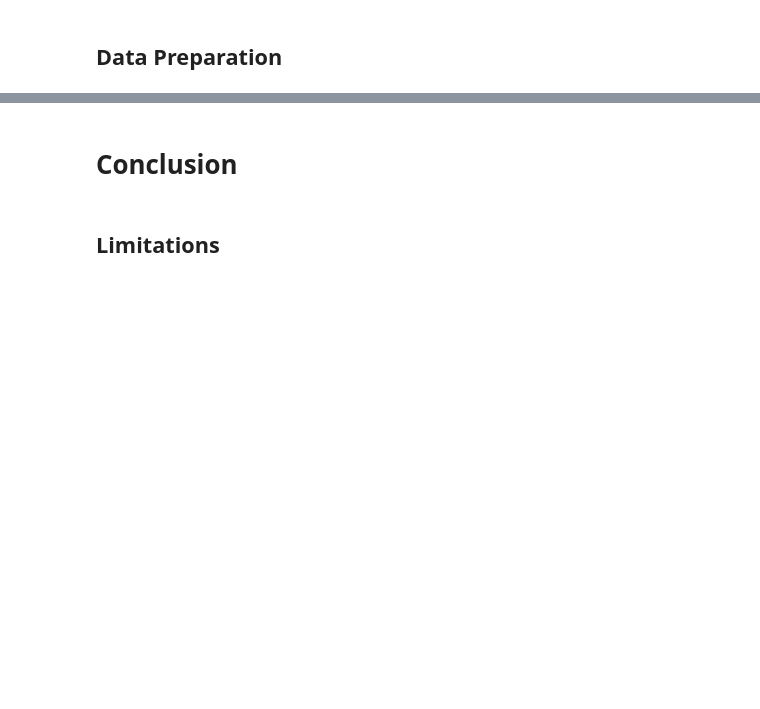
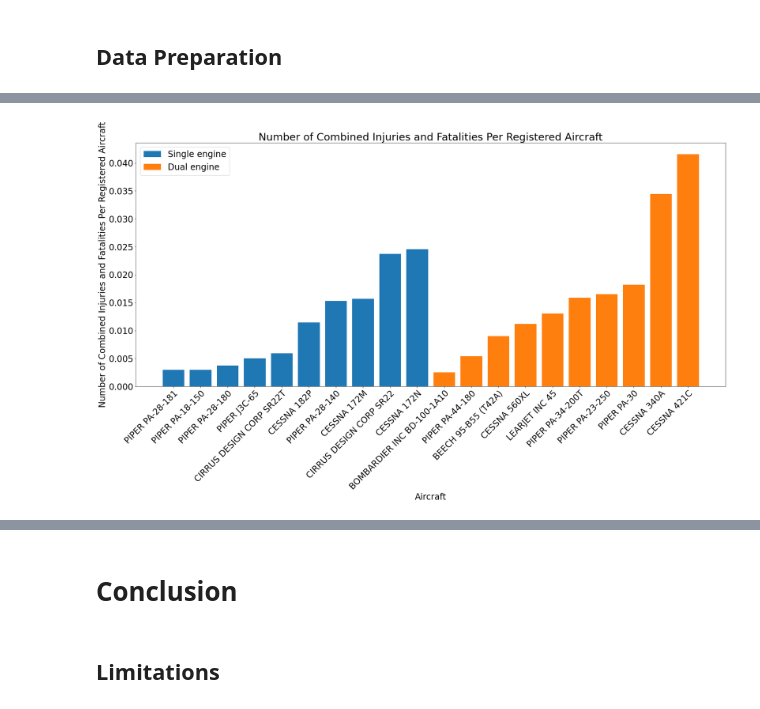
Before and after one commit to MattLeRoi/Aircraft_Safety, a Jupyter notebook: Aircraft safety.ipynb, the cells around one changed output, grey strips where cells are left out. Saved outputs shown, nothing was run; the diff lists cells and outputs as text; code cells hidden in the pictures; blank space fills up the shorter version.

```diff
--- a/Aircraft safety.ipynb
+++ b/Aircraft safety.ipynb
@@ -8,0 +225,26 @@
+# %%
+for_plotting = single_eng_top_ten.copy()
+for_plotting['people_affected'] = for_plotting['fatalities.per.plane'] + for_plotting['serious.per.plane'] + for_plotting['minor.per.plane']
+for_plotting = for_plotting.sort_values('people_affected')
+x = for_plotting['make.model']
+y = for_plotting['people_affected']
+
+for_plotting2 = dual_eng_top_ten.copy()
+for_plotting2['people_affected'] = for_plotting2['fatalities.per.plane'] + for_plotting2['serious.per.plane'] + for_plotting2['minor.per.plane']
+for_plotting2 = for_plotting2.sort_values('people_affected')
+x2 = for_plotting2['make.model']
+y2 = for_plotting2['people_affected']
+
+plt.figure(figsize=(25, 15))
+plt.bar(x, y, label='Single engine')
+plt.bar(x2, y2, label='Dual engine')
+plt.xlabel("Aircraft")
+plt.ylabel("Number of Combined Injuries and Fatalities Per Registered Aircraft")
+plt.title("Number of Combined Injuries and Fatalities Per Registered Aircraft")
+plt.xticks(rotation=45, ha="right", wrap=True)
+plt.tight_layout()
+plt.rcParams['font.size'] = 24
+plt.legend()
+plt.show()
+# %% [output]
+[figure, added]
```
Also changed, not shown: parts of 28 cells of this notebook, 4 other files.
